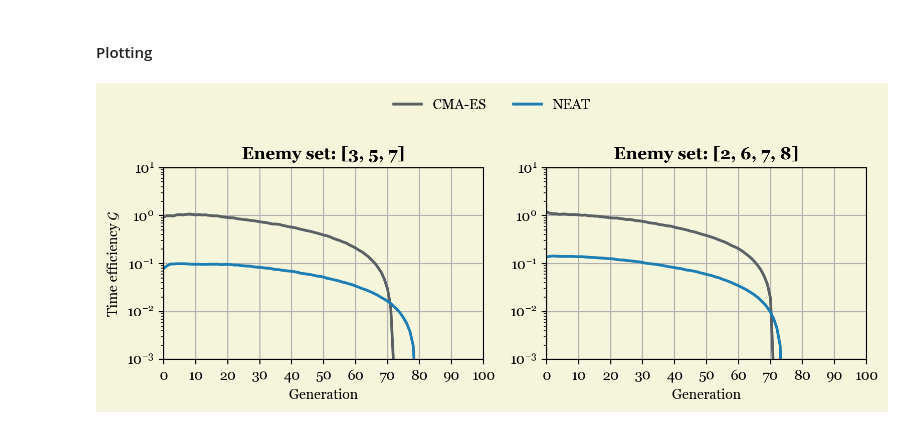
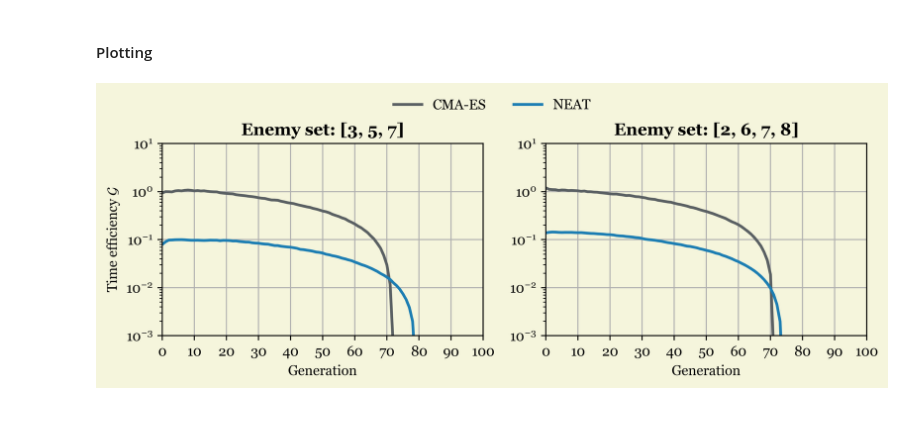
Before and after one commit to jonas4climate/evoman_ec, a Jupyter notebook: generalist_visualization.ipynb, the cells around one changed output. Drawn from its saved outputs; the diff is of its cells as text; code cells hidden in the pictures.

Commit message:
Update timeplot to show legend

```diff
--- a/generalist_visualization.ipynb
+++ b/generalist_visualization.ipynb
@@ -590,39 +589,39 @@ for i in range(2):
 # %%
 from matplotlib.lines import Line2D
 
-fig, axes = plt.subplots(1, 2, figsize=(8, 3), dpi=200)
+fig, axes = plt.subplots(1, 2, figsize=(8, 3), dpi=400)
 fig.patch.set_facecolor('beige')
 
 # Plot formatting
 for (i, enemy_set) in enumerate([ENEMY_SET_1, ENEMY_SET_2]):
 
     axes[i].set_facecolor('beige')
 
     if i == 0:
         axes[i].set_ylabel("Time efficiency " + r"$\mathcal{G}$")
 
     axes[i].set_xlim(0, 100)
     axes[i].set_xticks(np.arange(0, 101, 10))
     axes[i].set_xlabel("Generation")
     axes[i].set_title(f"Enemy set: {enemy_set}", weight="bold")
     axes[i].set_yscale('log')
     axes[i].set_ylim(1e-3, 1e1)
     axes[i].grid()
 
 lines = []
 labels = []
 
 for (i, enemy_set) in enumerate([ENEMY_SET_1, ENEMY_SET_2]):
     line1 = axes[i].plot(cmaes_timeeff_plotdata[i][0], cmaes_timeeff_plotdata[i][1], color="#5a6063", lw=2)
     line2 = axes[i].plot(neat_timeeff_plotdata[i][0], neat_timeeff_plotdata[i][1], color="#1d7eb3", lw=2)
 
 # Create custom Line2D objects for the legend
 CMA_line = Line2D([0], [0], color="#5a6063", lw=2)
 NEAT_line = Line2D([0], [0], color="#1d7eb3", lw=2)
 
 fig.tight_layout(rect=[0, 0, 1, 0.95])
-fig.legend(handles=[CMA_line, NEAT_line], labels=["CMA-ES", "NEAT"], loc='upper center', ncol=2, bbox_to_anchor=(0.5, 1.10), fontsize=10, frameon=False)
+fig.legend(handles=[CMA_line, NEAT_line], labels=["CMA-ES", "NEAT"], loc='upper center', ncol=2, bbox_to_anchor=(0.5, 1.02), fontsize=10, frameon=False)
 fig.savefig("figures/timeplot.png", dpi=400)
 plt.show()
 # %% [output]
-[figure, old version]
+[figure, new version]
```
Also changed, not shown: parts of 2 cells of this notebook, 1 other file.
